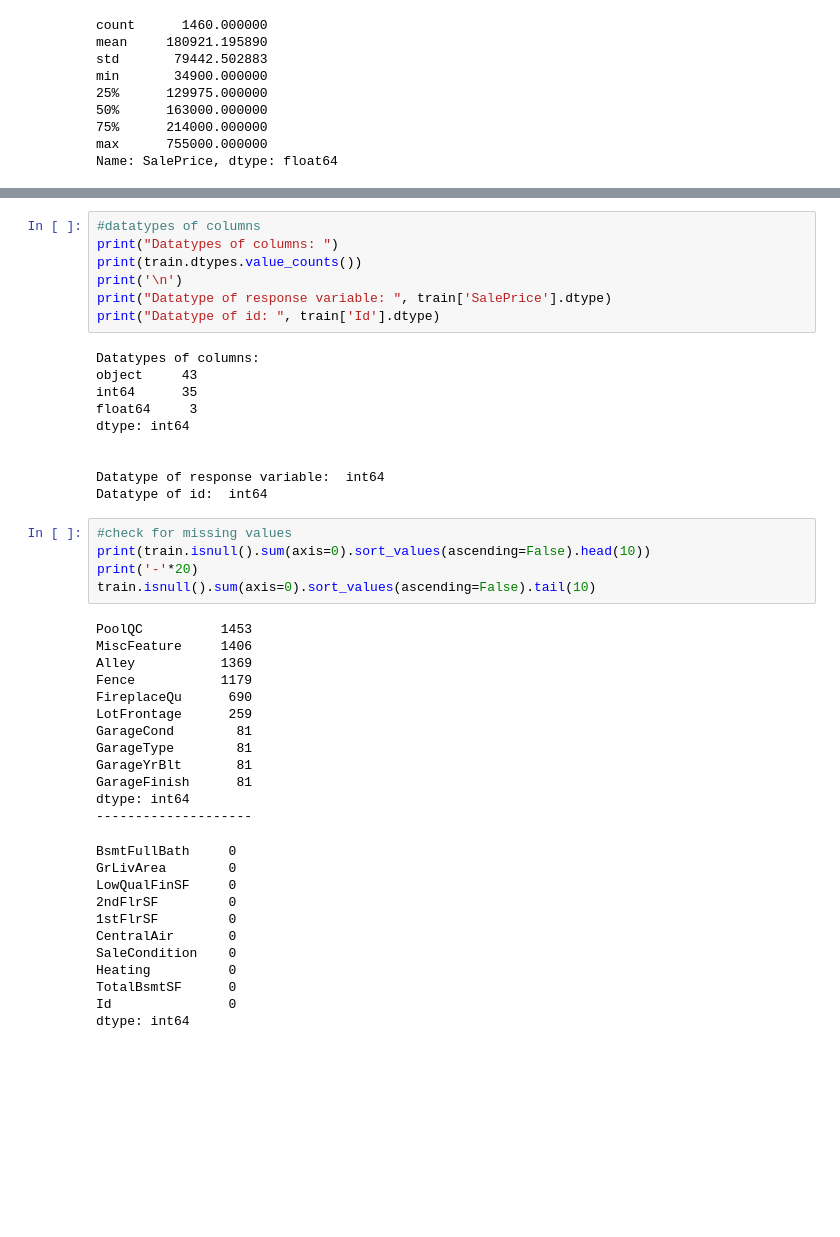
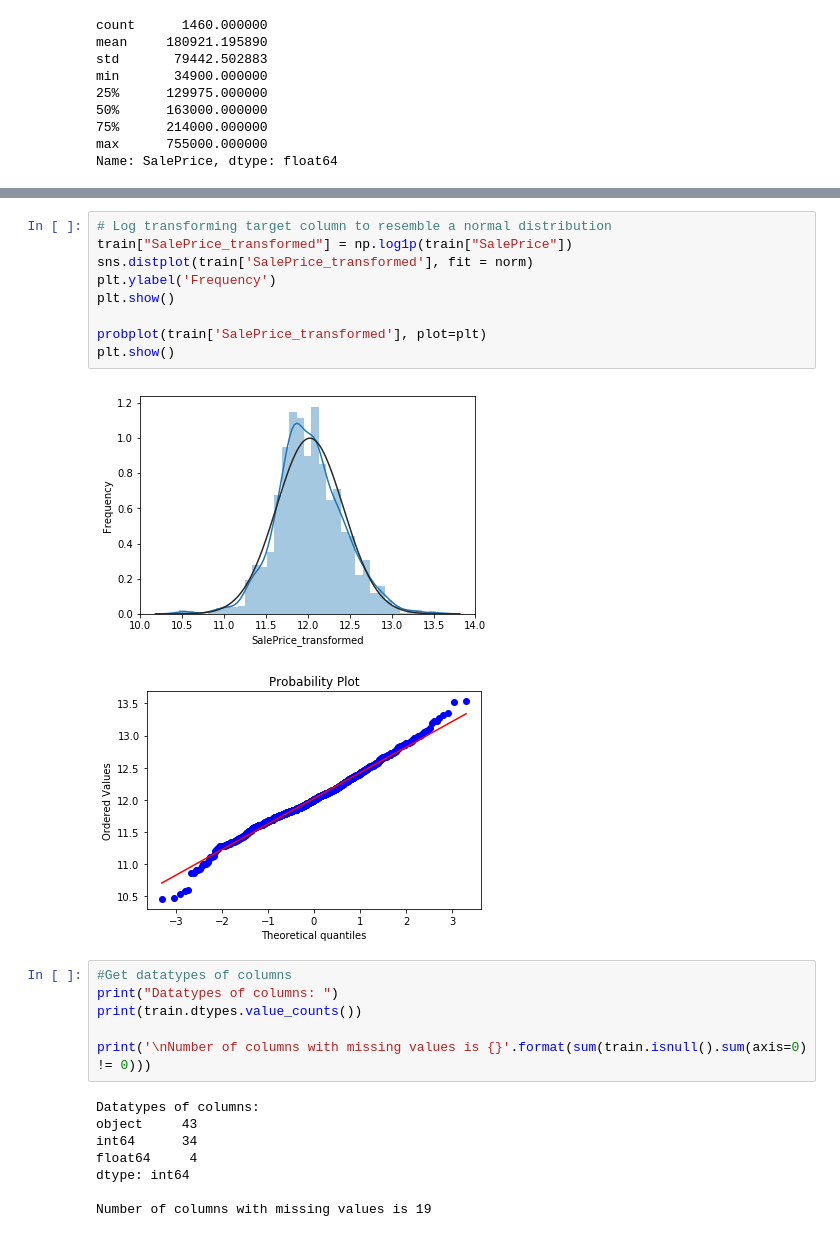
Before and after one commit to pradeep-krishnan/ML_regression_houseprice, a Jupyter notebook: houseprice.ipynb, the cells around one changed output, grey strips where cells are left out. Cells and saved outputs as stored; diff of their text form; blank space fills up the shorter version.

```diff
--- a/houseprice.ipynb
+++ b/houseprice.ipynb
@@ -89,46 +91,26 @@ print(train['SalePrice'].skew())
+# %%
+# Log transforming target column to resemble a normal distribution
+train["SalePrice_transformed"] = np.log1p(train["SalePrice"])
+sns.distplot(train['SalePrice_transformed'], fit = norm)
+plt.ylabel('Frequency')
+plt.show()
+
+probplot(train['SalePrice_transformed'], plot=plt)
+plt.show()
+# %% [output]
+[figure, added]
+[figure, added]
 # %%
-#datatypes of columns
+#Get datatypes of columns
 print("Datatypes of columns: ")
 print(train.dtypes.value_counts())
-print('\n')
-print("Datatype of response variable: ", train['SalePrice'].dtype)
-print("Datatype of id: ", train['Id'].dtype)
+
+print('\nNumber of columns with missing values is {}'.format(sum(train.isnull().sum(axis=0) != 0)))
 # %% [output]
 Datatypes of columns:
 object     43
-int64      35
-float64     3
+int64      34
+float64     4
 dtype: int64
 
-
-Datatype of response variable:  int64
-Datatype of id:  int64
+Number of columns with missing values is 19
-# %%
-#check for missing values
-print(train.isnull().sum(axis=0).sort_values(ascending=False).head(10))
-print('-'*20)
-train.isnull().sum(axis=0).sort_values(ascending=False).tail(10)
-# %% [output]
-PoolQC          1453
-MiscFeature     1406
-Alley           1369
-Fence           1179
-FireplaceQu      690
-LotFrontage      259
-GarageCond        81
-GarageType        81
-GarageYrBlt       81
-GarageFinish      81
-dtype: int64
---------------------
-BsmtFullBath     0
-GrLivArea        0
-LowQualFinSF     0
-2ndFlrSF         0
-1stFlrSF         0
-CentralAir       0
-SaleCondition    0
-Heating          0
-TotalBsmtSF      0
-Id               0
-dtype: int64
```
Also changed, not shown: parts of 8 cells of this notebook.
